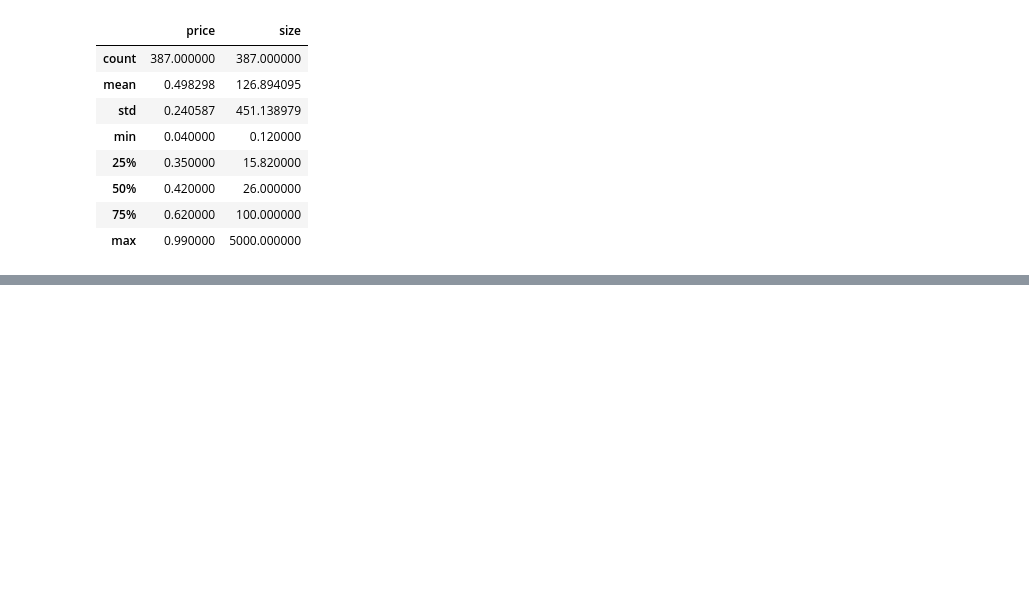
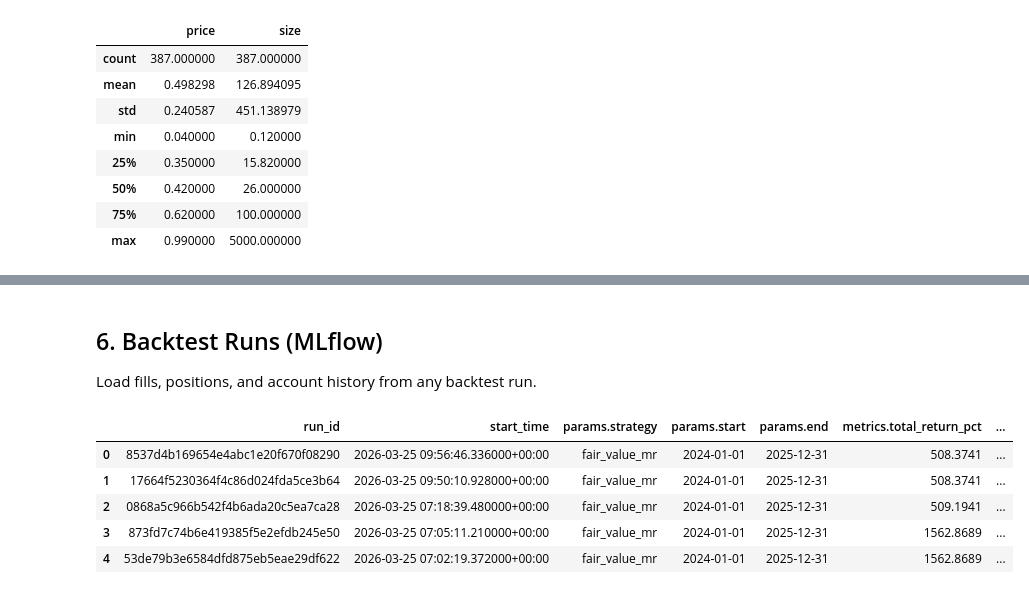
Before and after one commit to yskaaks/polymarket-bot, a Jupyter notebook: notebooks/explore_data.ipynb, the cells around one changed output, grey strips where cells are left out. Cells and saved outputs as stored; diff of their text form; code cells hidden in the pictures; blank space fills up the shorter version.

```diff
--- a/notebooks/explore_data.ipynb
+++ b/notebooks/explore_data.ipynb
@@ -184,0 +244,24 @@ Inspecting token: 1431004624986814751264380688748638264892...
+# %% [markdown]
+## 6. Backtest Runs (MLflow)
+Load fills, positions, and account history from any backtest run.
+# %%
+import mlflow
+import pandas as pd
+
+mlflow.set_tracking_uri(f"sqlite:///{PROJECT_ROOT / 'data/mlflow.db'}")
+mlflow.set_experiment("polymarket-backtests")
+
+# List all runs, most recent first
+runs = mlflow.search_runs(order_by=["start_time DESC"])
+if runs.empty:
+    print("No MLflow runs found. Run a backtest first (section 5).")
+else:
+    display(runs[["run_id", "start_time", "params.strategy", "params.start", "params.end",
+          "metrics.total_return_pct", "metrics.win_rate", "metrics.total_trades", "metrics.total_fees"]])
+# %% [output]
+|  | run_id | start_time | params.strategy | params.start | params.end | metrics.total_return_pct | ... |
+| 0 | 8537d4b169654e4abc1e20f670f08290 | 2026-03-25 09:56:46.336000+00:00 | fair_value_mr | 2024-01-01 | 2025-12-31 | 508.3741 | ... |
+| 1 | 17664f5230364f4c86d024fda5ce3b64 | 2026-03-25 09:50:10.928000+00:00 | fair_value_mr | 2024-01-01 | 2025-12-31 | 508.3741 | ... |
+| 2 | 0868a5c966b542f4b6ada20c5ea7ca28 | 2026-03-25 07:18:39.480000+00:00 | fair_value_mr | 2024-01-01 | 2025-12-31 | 509.1941 | ... |
+| 3 | 873fd7c74b6e419385f5e2efdb245e50 | 2026-03-25 07:05:11.210000+00:00 | fair_value_mr | 2024-01-01 | 2025-12-31 | 1562.8689 | ... |
+| 4 | 53de79b3e6584dfd875eb5eae29df622 | 2026-03-25 07:02:19.372000+00:00 | fair_value_mr | 2024-01-01 | 2025-12-31 | 1562.8689 | ... |
```
Also changed, not shown: parts of 8 cells of this notebook.
